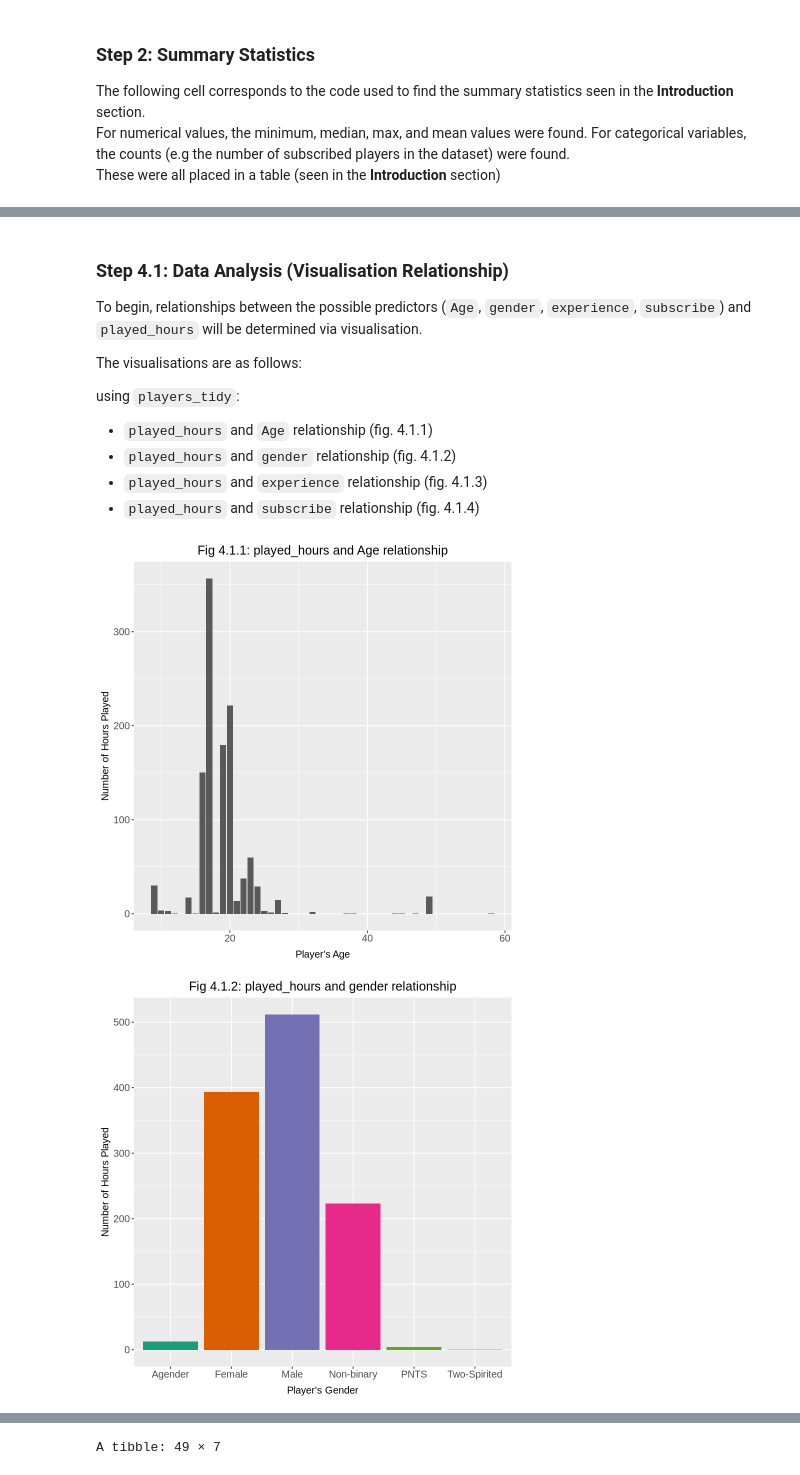
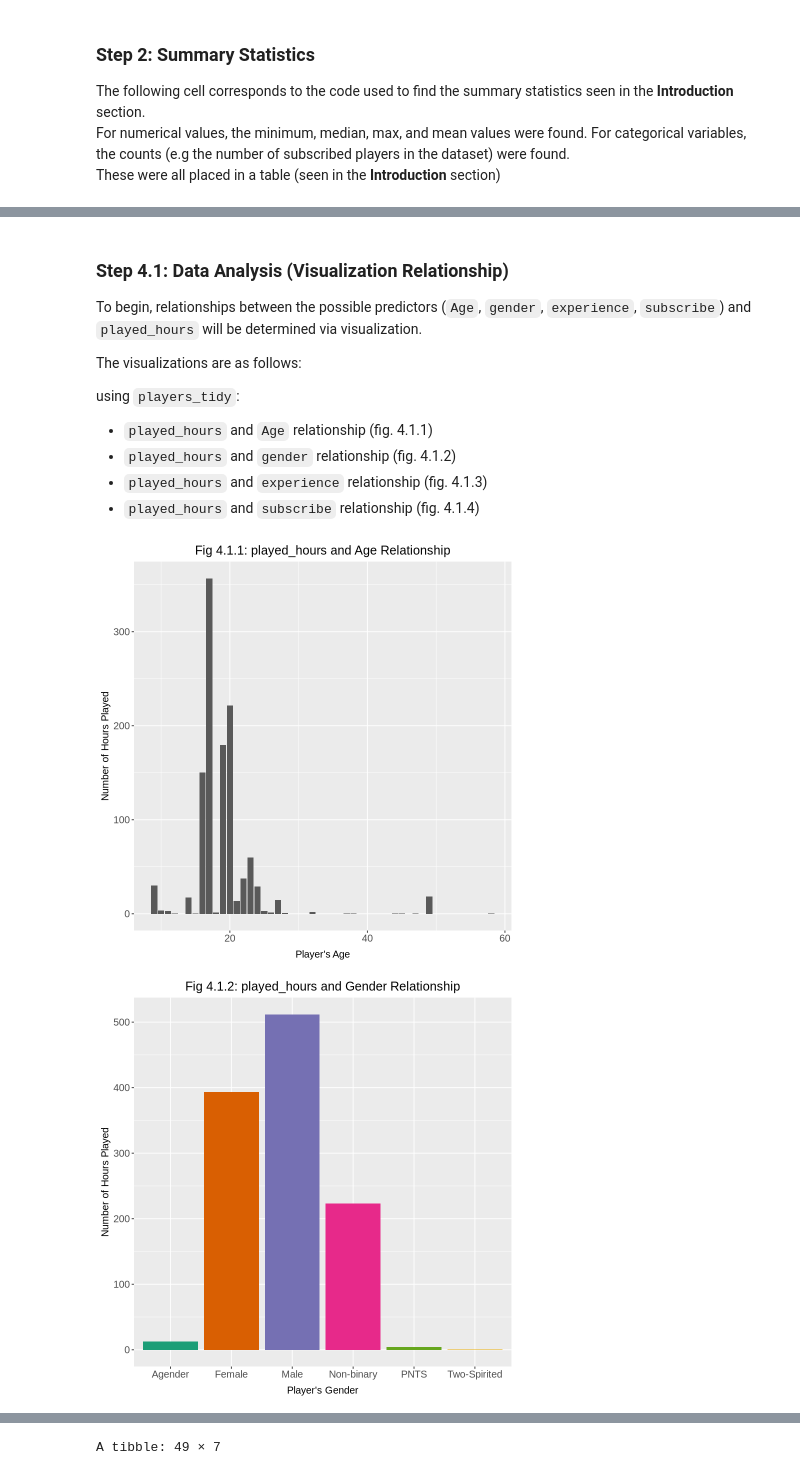
Before and after one commit to wolfgirl43/DSCI-Group-10-Final-Project-, a Jupyter notebook: DSCI100_group10_FinalProject.ipynb, the cells around one changed output, grey strips where cells are left out. Cells and saved outputs as stored; diff of their text form; code cells hidden in the pictures.

```diff
--- a/DSCI100_group10_FinalProject.ipynb
+++ b/DSCI100_group10_FinalProject.ipynb
@@ -315,11 +315,11 @@ players_tidy <- players_csv |>
 #players_tidy
 # uncomment the above line to print players_tidy_zero_in
 # %% [markdown]
-### Step 4.1: Data Analysis (Visualisation Relationship)
+### Step 4.1: Data Analysis (Visualization Relationship)
 
-<pr> To begin, relationships between the possible predictors (`Age`, `gender`, `experience`, `subscribe`) and `played_hours` will be determined via visualisation.<pr>
+<pr> To begin, relationships between the possible predictors (`Age`, `gender`, `experience`, `subscribe`) and `played_hours` will be determined via visualization.<pr>
 
-<pr> The visualisations are as follows: <pr>
+<pr> The visualizations are as follows: <pr>
 
 <pr> using `players_tidy`:<pr>
 * `played_hours` and `Age` relationship (fig. 4.1.1)
@@ -329,7 +329,7 @@ players_tidy <- players_csv |>
 # %%
 #----------------------------- STEP 4.1 -----------------------------#
 
-# Fig 4.1.1 played_hours and Age relationship
+# Fig 4.1.1 played_hours and Age Relationship
 pt_vs_Age_vis <- players_tidy |>
     ggplot(aes(x = Age,
                y = played_hours)) +
@@ -340,9 +340,9 @@ pt_vs_Age_vis <- players_tidy |>
               axis.title.y = element_text(size = 12, vjust = 0.7)) +
         labs(x = "Player's Age",
              y = 'Number of Hours Played',
-             title = "Fig 4.1.1: played_hours and Age relationship")
+             title = "Fig 4.1.1: played_hours and Age Relationship")
 
-# Fig 4.1.2 played_hours and gender relationship
+# Fig 4.1.2 played_hours and Gender Relationship
 pt_vs_gen_vis <- players_tidy |>
     ggplot(aes(x = gender,
                y = played_hours,
@@ -356,9 +356,9 @@ pt_vs_gen_vis <- players_tidy |>
               axis.title.y = element_text(size = 12, vjust = 0.7)) +
         labs(x = "Player's Gender",
              y = 'Number of Hours Played',
-             title = "Fig 4.1.2: played_hours and gender relationship")
+             title = "Fig 4.1.2: played_hours and Gender Relationship")
 
-# Fig 4.1.3 played_hours and experience relationship
+# Fig 4.1.3 played_hours and Experience Relationship
 pt_vs_exp_vis <- players_tidy |>
     ggplot(aes(x = experience,
                y = played_hours,
@@ -370,35 +370,35 @@ pt_vs_exp_vis <- players_tidy |>
               plot.title = element_text(size = 15, hjust = 0.5),
               axis.title.x = element_text(size = 12, vjust = -0.5),
               axis.title.y = element_text(size = 12, vjust = 0.7)) +
         labs(x = "Player's Experience Level",
              y = 'Number of Hours Played',
-             title = "Fig 4.1.3: played_hours and experience relationship")
+             title = "Fig 4.1.3: played_hours and Experience Relationship")
 
-# Fig 4.1.4 played_hours and subscribe relationship
+# Fig 4.1.4 played_hours and Subscribe Relationship
 pt_vs_sub_vis <- players_tidy |>
     ggplot(aes(x = subscribe,
                y = played_hours,
                fill = subscribe)) +
         geom_bar(stat = 'identity') +
         scale_fill_brewer(palette = 'Dark2') +
         theme(legend.position = 'none',
               text = element_text(size = 15),
               plot.title = element_text(size = 15, hjust = 0.5),
               axis.title.x = element_text(size = 12, vjust = -0.5),
               axis.title.y = element_text(size = 12, vjust = 0.7)) +
         labs(x = "Player's Subscription Status",
              y = 'Number of Hours Played',
-             title = "Fig 4.1.3: played_hours and subscribe relationship")
+             title = "Fig 4.1.3: played_hours and Subscribe Relationship")
 
 
 pt_vs_Age_vis
 # uncomment the above line to print the Fig. 4.1.1
 pt_vs_gen_vis
 # uncomment the above line to print the Fig. 4.1.2
 pt_vs_exp_vis
 # uncomment the above line to print the Fig. 4.1.3
 pt_vs_sub_vis
 # uncomment the above line to print the Fig. 4.1.4
 # %% [output]
-[figure, old version]
+[figure, new version]
-[figure, old version]
+[figure, new version]
```
Also changed, not shown: parts of 10 cells of this notebook.
